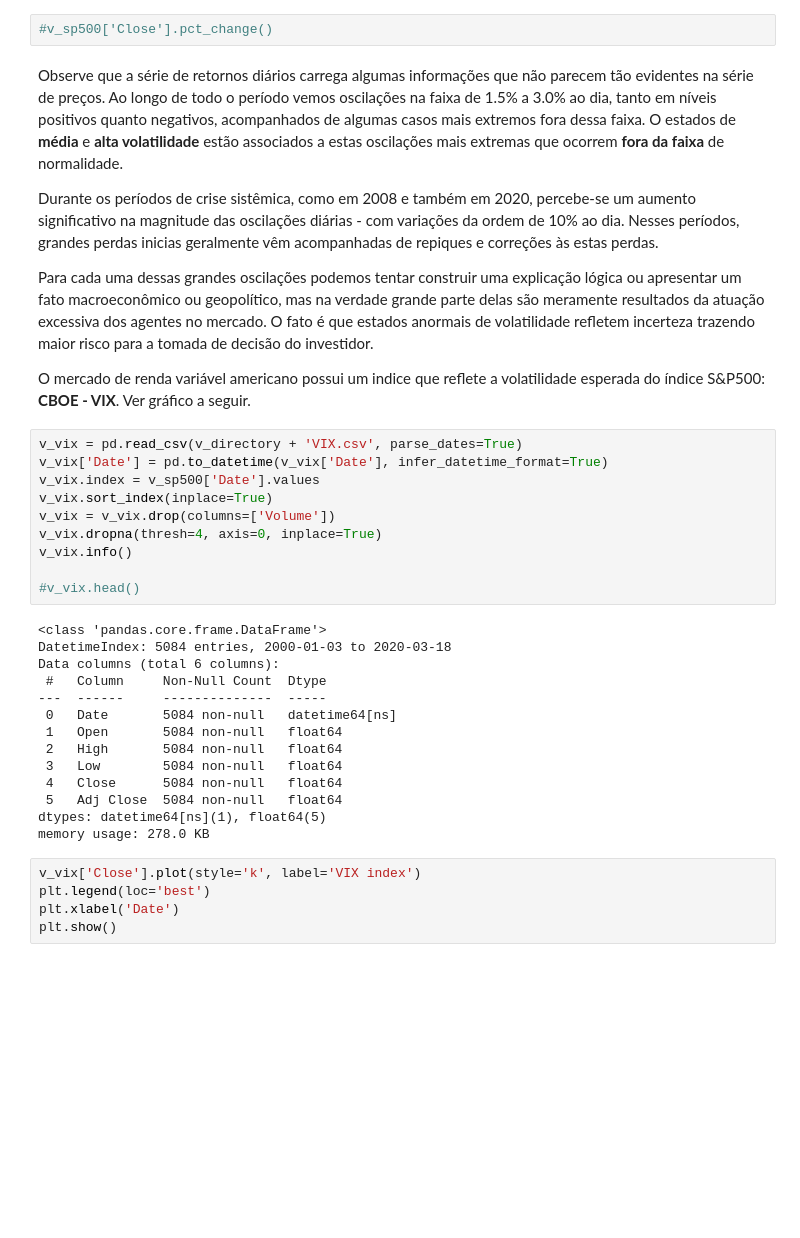
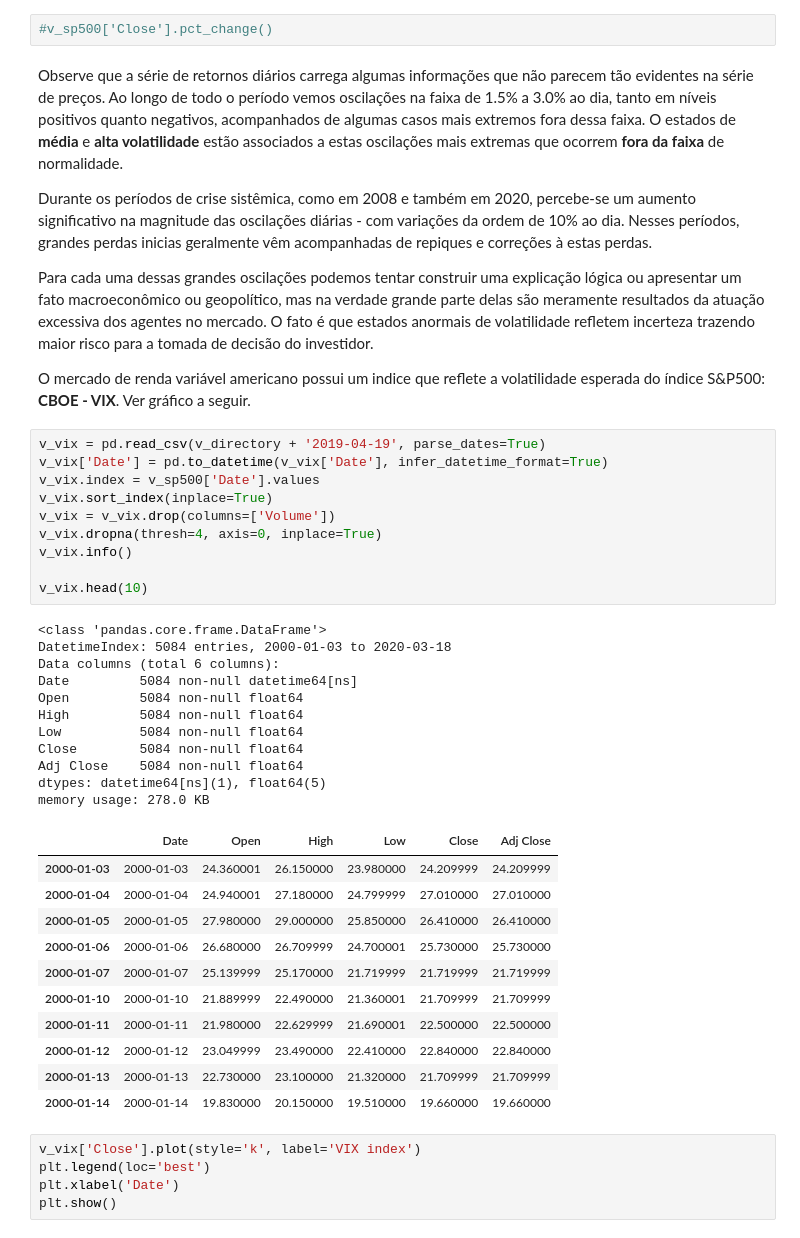
Before and after one commit to silvanaribeiro/TimeSeriesArticle, a Jupyter notebook: ExploratoryDataAnalysis_MarketRegime.ipynb, the cells around one changed output. Saved outputs shown, nothing was run; the diff lists cells and outputs as text; blank space fills up the shorter version.

```diff
--- a/ExploratoryDataAnalysis_MarketRegime.ipynb
+++ b/ExploratoryDataAnalysis_MarketRegime.ipynb
@@ -64,7 +87,7 @@ O estados de **média** e **alta volatilidade** estão associados a estas oscila
 
 Durante os períodos de crise sistêmica, como em 2008 e também em 2020, percebe-se um aumento
 significativo na magnitude das oscilações diárias - com variações da ordem de 10% ao dia. Nesses períodos,
-grandes perdas inicias geralmente vêm acompanhadas de repiques e correções às estas perdas.
+grandes perdas inicias geralmente vêm acompanhadas de repiques e correções à estas perdas.
 
 Para cada uma dessas grandes oscilações podemos tentar construir uma explicação lógica ou apresentar um
 fato macroeconômico ou geopolítico, mas na verdade grande parte delas são meramente
@@ -74,29 +97,38 @@ refletem incerteza trazendo maior risco para a tomada de decisão do investidor.
 O mercado de renda variável americano possui um indice que reflete a volatilidade esperada do índice S&P500:
 **CBOE - VIX**. Ver gráfico a seguir.
 # %%
-v_vix = pd.read_csv(v_directory + 'VIX.csv', parse_dates=True)
+v_vix = pd.read_csv(v_directory + '2019-04-19', parse_dates=True)
 v_vix['Date'] = pd.to_datetime(v_vix['Date'], infer_datetime_format=True)
 v_vix.index = v_sp500['Date'].values
 v_vix.sort_index(inplace=True)
 v_vix = v_vix.drop(columns=['Volume'])
 v_vix.dropna(thresh=4, axis=0, inplace=True)
 v_vix.info()
 
-#v_vix.head()
+v_vix.head(10)
 # %% [output]
 <class 'pandas.core.frame.DataFrame'>
 DatetimeIndex: 5084 entries, 2000-01-03 to 2020-03-18
 Data columns (total 6 columns):
- #   Column     Non-Null Count  Dtype
----  ------     --------------  -----
- 0   Date       5084 non-null   datetime64[ns]
- 1   Open       5084 non-null   float64
- 2   High       5084 non-null   float64
- 3   Low        5084 non-null   float64
- 4   Close      5084 non-null   float64
- 5   Adj Close  5084 non-null   float64
+Date         5084 non-null datetime64[ns]
+Open         5084 non-null float64
+High         5084 non-null float64
+Low          5084 non-null float64
+Close        5084 non-null float64
+Adj Close    5084 non-null float64
 dtypes: datetime64[ns](1), float64(5)
 memory usage: 278.0 KB
+|  | Date | Open | High | Low | Close | Adj Close |
+| 2000-01-03 | 2000-01-03 | 24.360001 | 26.150000 | 23.980000 | 24.209999 | 24.209999 |
+| 2000-01-04 | 2000-01-04 | 24.940001 | 27.180000 | 24.799999 | 27.010000 | 27.010000 |
+| 2000-01-05 | 2000-01-05 | 27.980000 | 29.000000 | 25.850000 | 26.410000 | 26.410000 |
+| 2000-01-06 | 2000-01-06 | 26.680000 | 26.709999 | 24.700001 | 25.730000 | 25.730000 |
+| 2000-01-07 | 2000-01-07 | 25.139999 | 25.170000 | 21.719999 | 21.719999 | 21.719999 |
+| 2000-01-10 | 2000-01-10 | 21.889999 | 22.490000 | 21.360001 | 21.709999 | 21.709999 |
+| 2000-01-11 | 2000-01-11 | 21.980000 | 22.629999 | 21.690001 | 22.500000 | 22.500000 |
+| 2000-01-12 | 2000-01-12 | 23.049999 | 23.490000 | 22.410000 | 22.840000 | 22.840000 |
+| 2000-01-13 | 2000-01-13 | 22.730000 | 23.100000 | 21.320000 | 21.709999 | 21.709999 |
+| 2000-01-14 | 2000-01-14 | 19.830000 | 20.150000 | 19.510000 | 19.660000 | 19.660000 |
 # %%
 v_vix['Close'].plot(style='k', label='VIX index')
 plt.legend(loc='best')
```
Also changed, not shown: parts of 17 cells of this notebook, 38 other files.
